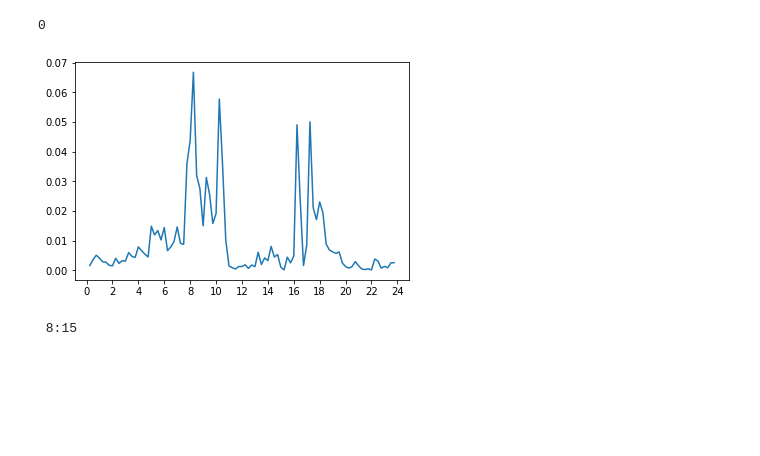
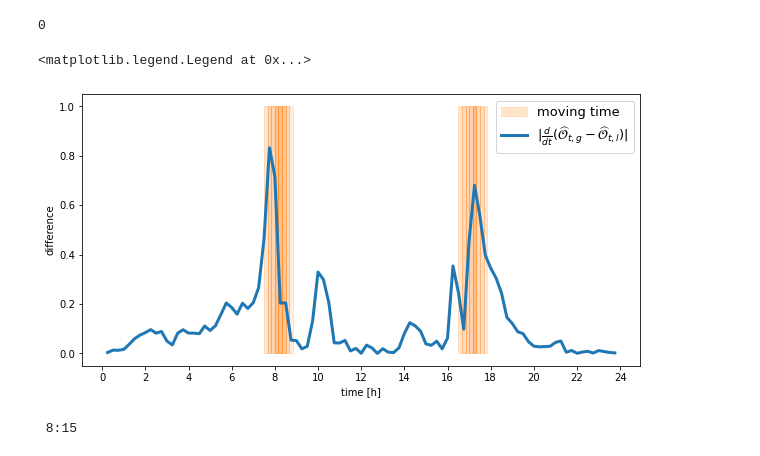
Before and after one commit to alelevente/inverse-parking, a Jupyter notebook: 02_da/03_gradient_leakage.ipynb, the cells around one changed output. Drawn from its saved outputs; the diff is of its cells as text; code cells hidden in the pictures; blank space fills up the shorter version.

Commit message:
figures for article

```diff
--- a/02_da/03_gradient_leakage.ipynb
+++ b/02_da/03_gradient_leakage.ipynb
@@ -81,10 +84,15 @@ for s in SEEDS:
 parkings = p_data["parking_id"].unique()
 true_parkings = p_data[p_data["veh_id"] == VEHICLE]["parking_id"].unique()
 
+#transforming data for learning:
 p_data = pd.get_dummies(p_data, columns=["parking_id"])
 p_data["time"] = p_data["time"] - 4*24*60*60
 p_data["time"] = p_data["time"].astype(int)
 p_data["time_of_day"] = (p_data["time"] - (p_data["time"] // (24*60*60))*24*60*60) / (24*60*60) #converting to 0.0-1.0 and removing periodicity
+
+#data for plotting:
+bins = np.arange(0, 1, 1/(24*6))
+hist, bin_edges = np.histogram(p_data[p_data["veh_id"] == VEHICLE]["time_of_day"], bins=bins)
 # %%
 with tf.device(tf.config.list_logical_devices('GPU')[1].name):
     vehicle_model = keras.Sequential([
@@ -303,13 +311,38 @@ for p in parkings:
 # %%
 time_diffs_series = pd.Series(time_diffs)
 # %%
+MIN_ALPHA = 0.1
+MAX_ALPHA = 0.5
+
+color_min = min(hist)
+color_max = max(hist)
+has_legend = False
+plt.figure(figsize=(10,5))
+for i in range(len(bins)-1):
+    if hist[i]>0:
+        label = "moving time" if not(has_legend) else ""
+        has_legend = True
+
+        plt.fill_between(x=[i*1/6, (i+1)*1/6], y1=0, y2=1.0,
+                         alpha=(hist[i]-color_min)/(color_max-color_min)*(MAX_ALPHA-MIN_ALPHA)+MIN_ALPHA,
+                         color="tab:orange",
+                         label=label)
+
 plot_res_x = np.arange(TIME_WINDOW, 24*60*60, TIME_WINDOW)
 plot_res_y = np.abs(np.diff(time_diffs_series.values))
 plot_res = pd.Series(data=plot_res_y, index=plot_res_x)
-plt.plot(plot_res_x/(60*60), plot_res_y)
+
+
+plt.plot(plot_res_x/(60*60), plot_res_y,
+         linewidth=3.0,
+         label="$|\\frac{d}{dt}(\\widehat{\\mathcal{O}}_{t,g}-\\widehat{\\mathcal{O}}_{t,l})|$")
 plt.xticks(ticks=np.arange(0, 26, 2));
+plt.xlabel("time [h]")
+plt.ylabel("difference")
+plt.legend(fontsize=13)
 # %% [output]
+<matplotlib.legend.Legend at 0x...>
-[figure, old version]
+[figure, new version]
 # %%
 #print(f'{time_diffs_series.index[time_diffs_series.argmax()]//(60*60):2d}:{time_diffs_series.index[time_diffs_series.argmax()]%(60*60)//60:02d}')
 print(f'{plot_res.index[plot_res.argmax()]//(60*60):2d}:{plot_res.index[plot_res.argmax()]%(60*60)//60:02d}')
```
Also changed, not shown: parts of 5 cells of this notebook, 9 other files.
